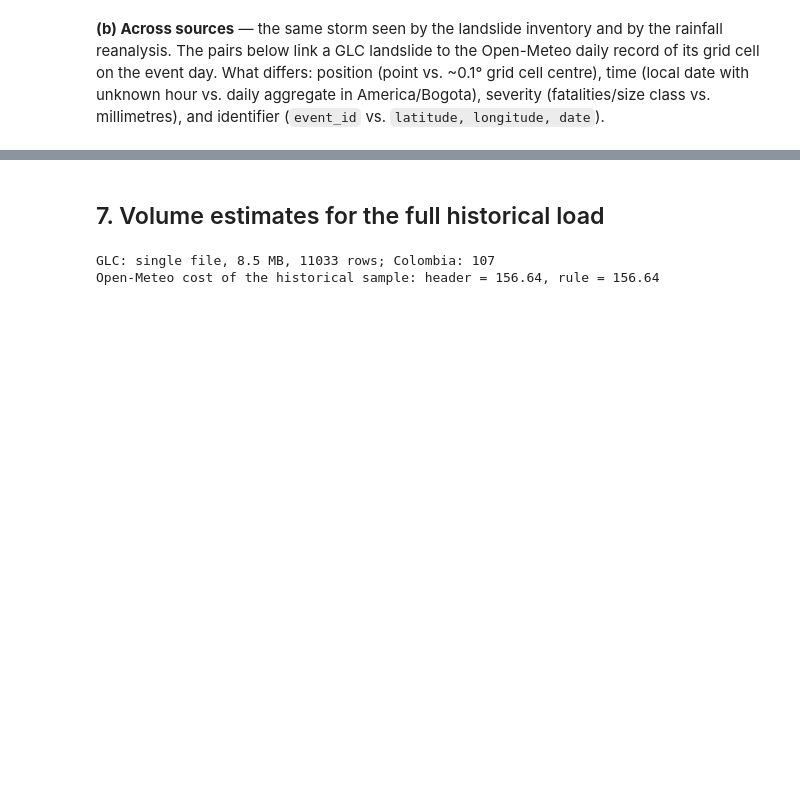
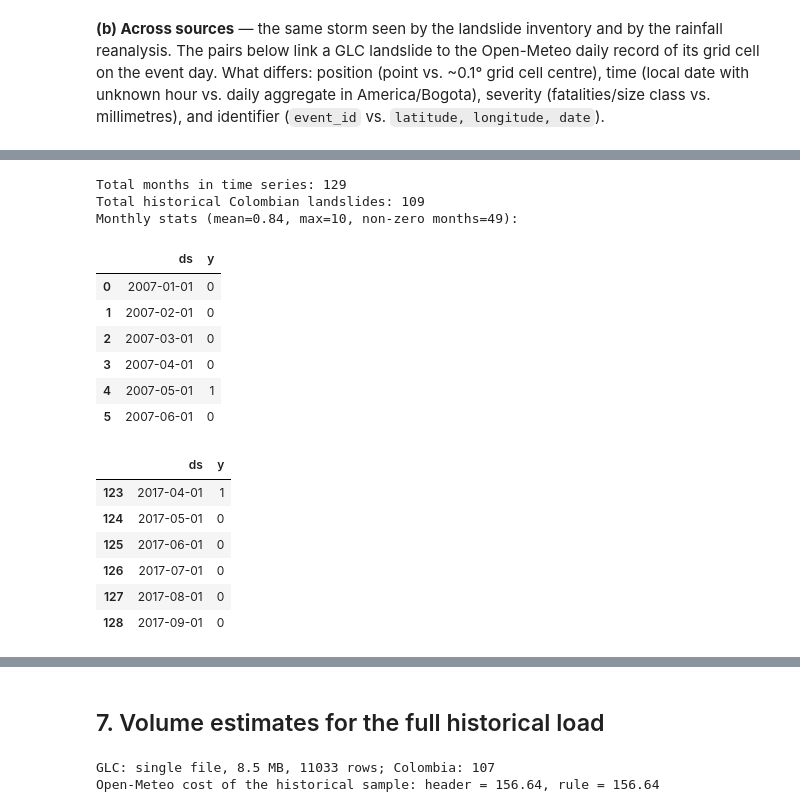
Before and after one commit to saritxm/landslide-monitoring-colombia, a Jupyter notebook: notebooks/01_source_profiling.ipynb, the cells around one changed output, grey strips where cells are left out. Cells and saved outputs as stored; diff of their text form; code cells hidden in the pictures; blank space fills up the shorter version.

```diff
--- a/notebooks/01_source_profiling.ipynb
+++ b/notebooks/01_source_profiling.ipynb
@@ -661,0 +669,35 @@ cells LHASA flags), not as matching events. This is a limitation for validating
+# %%
+# 1. Monthly aggregation of Colombian landslides (2007-01 to 2017-09)
+from prophet import Prophet
+
+co_monthly = co.copy()
+co_monthly['year_month'] = co_monthly['event_dt'].dt.to_period('M').dt.to_timestamp()
+monthly_counts = co_monthly.groupby('year_month').size()
+
+all_months = pd.date_range(start='2007-01-01', end='2017-09-01', freq='MS')
+df_prophet = pd.DataFrame({'ds': all_months})
+df_prophet['y'] = df_prophet['ds'].map(monthly_counts).fillna(0).astype(int)
+
+print(f'Total months in time series: {len(df_prophet)}')
+print(f'Total historical Colombian landslides: {df_prophet["y"].sum()}')
+print(f'Monthly stats (mean={df_prophet["y"].mean():.2f}, max={df_prophet["y"].max()}, non-zero months={(df_prophet["y"] > 0).sum()}):')
+display(df_prophet.head(6))
+display(df_prophet.tail(6))
+# %% [output]
+Total months in time series: 129
+Total historical Colombian landslides: 109
+Monthly stats (mean=0.84, max=10, non-zero months=49):
+|  | ds | y |
+| 0 | 2007-01-01 | 0 |
+| 1 | 2007-02-01 | 0 |
+| 2 | 2007-03-01 | 0 |
+| 3 | 2007-04-01 | 0 |
+| 4 | 2007-05-01 | 1 |
+| 5 | 2007-06-01 | 0 |
+|  | ds | y |
+| 123 | 2017-04-01 | 1 |
+| 124 | 2017-05-01 | 0 |
+| 125 | 2017-06-01 | 0 |
+| 126 | 2017-07-01 | 0 |
+| 127 | 2017-08-01 | 0 |
+| 128 | 2017-09-01 | 0 |
```
Also changed, not shown: parts of 6 cells of this notebook, 2 other files.
